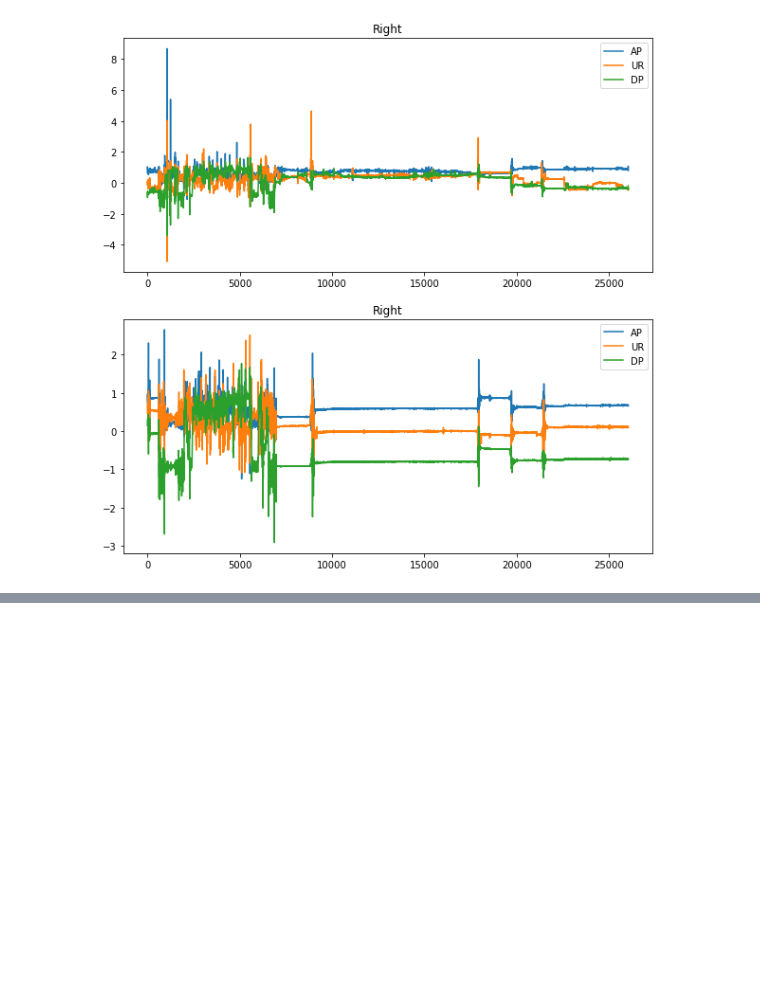
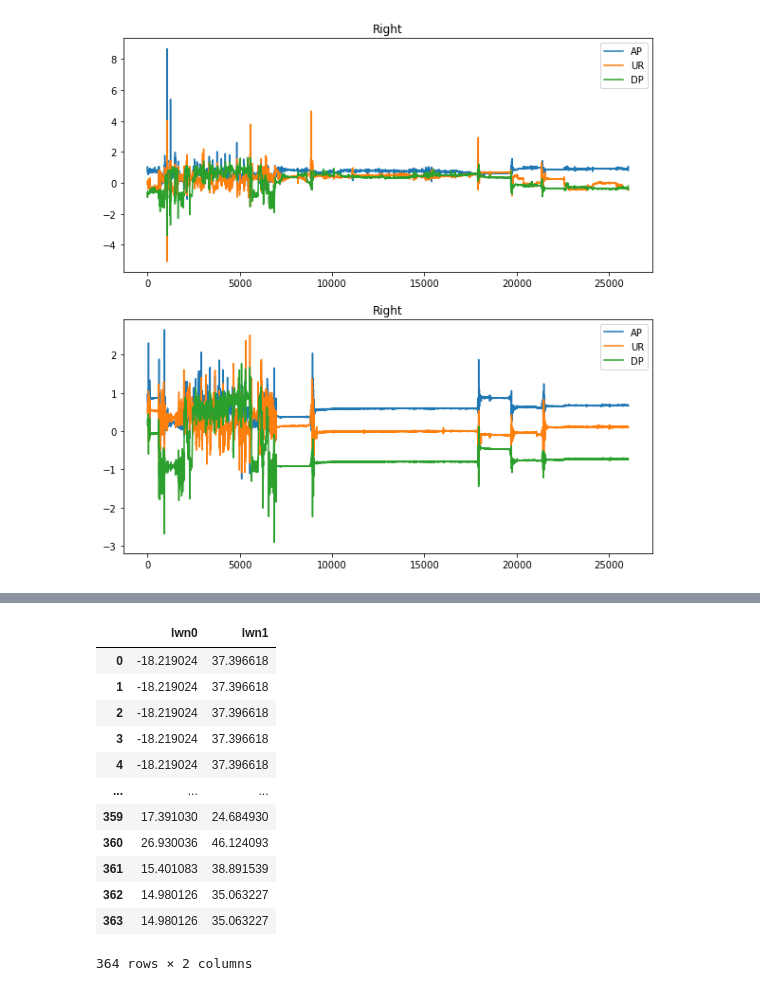
Before and after one commit to MikeDoes/START_HACK_2021, a Jupyter notebook: LoadData.ipynb, the cells around one changed output, grey strips where cells are left out. Cells and saved outputs as stored; diff of their text form; code cells hidden in the pictures; blank space fills up the shorter version.

```diff
--- a/LoadData.ipynb
+++ b/LoadData.ipynb
@@ -118,0 +149,36 @@ end_time = datetime.strptime(end_time[:len(end_time) - 9], '%Y-%m-%d %H:%M:%S.%f
+# %%
+df1 = pd.concat([pd.DataFrame(df[c].values.tolist()) for c in df.columns],
+                 axis=1,
+                 keys=df.columns)
+df1.columns = ['{}{}'.format(i, j) for i, j in df1.columns]
+
+col = df1.loc[: , ["leftShoulder0","rightShoulder0"]]
+df1['shoulder0'] = col.mean(axis=1)
+col = df1.loc[: , ["leftShoulder1","rightShoulder1"]]
+df1['shoulder1'] = col.mean(axis=1)
+
+left_wrist_norm0 = df1.loc[:, 'leftWrist0'] - df1.loc[: , 'shoulder0']
+right_wrist_norm0 = df1.loc[:, 'rightWrist0'] - df1.loc[: , 'shoulder0']
+left_wrist_norm1 = df1.loc[:, 'leftWrist1'] - df1.loc[: , 'shoulder1']
+right_wrist_norm1 = df1.loc[:, 'rightWrist1'] - df1.loc[: , 'shoulder1']
+
+df1['lwn0'] = left_wrist_norm0
+df1['rwn0'] = right_wrist_norm0
+df1['lwn1'] = left_wrist_norm1
+df1['rwn1'] = right_wrist_norm1
+
+df1[['lwn0', 'lwn1']]
+# %% [output]
+|  | lwn0 | lwn1 |
+| 0 | -18.219024 | 37.396618 |
+| 1 | -18.219024 | 37.396618 |
+| 2 | -18.219024 | 37.396618 |
+| 3 | -18.219024 | 37.396618 |
+| 4 | -18.219024 | 37.396618 |
+| ... | ... | ... |
+| 359 | 17.391030 | 24.684930 |
+| 360 | 26.930036 | 46.124093 |
+| 361 | 15.401083 | 38.891539 |
+| 362 | 14.980126 | 35.063227 |
+| 363 | 14.980126 | 35.063227 |
+364 rows × 2 columns
```
Also changed, not shown: parts of 23 cells of this notebook.
